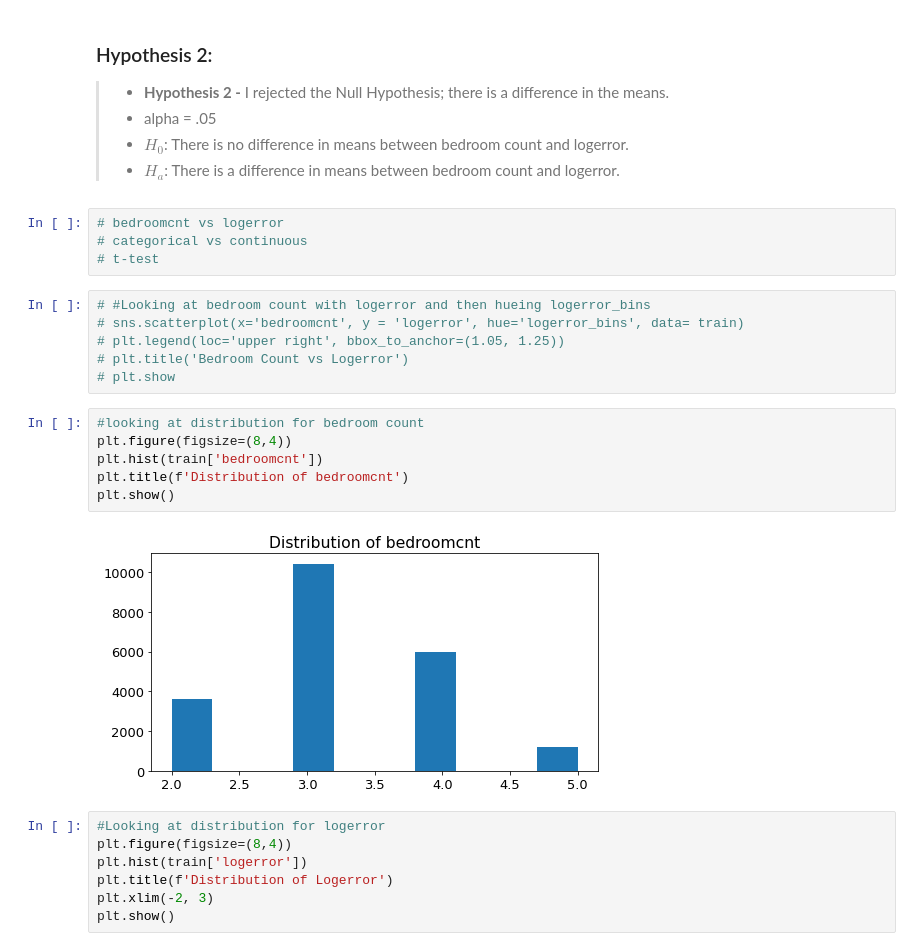
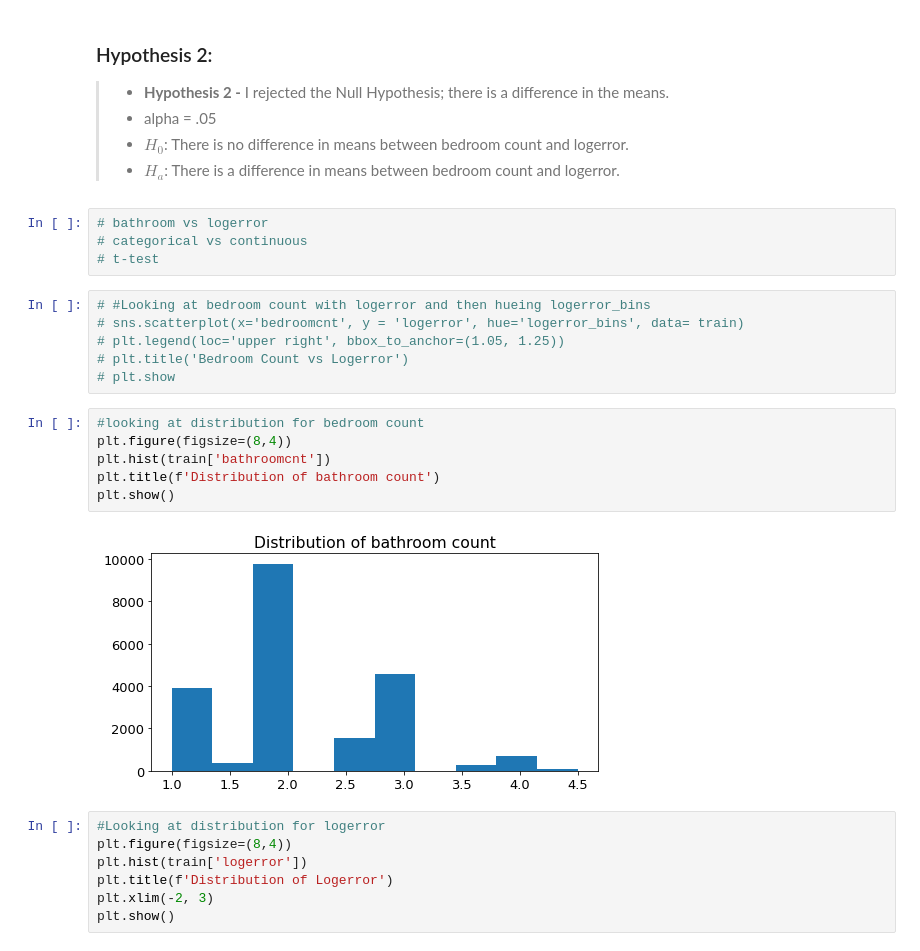
Before and after one commit to LinhQuach13/zillow_clustering_project, a Jupyter notebook: zillow_workbook.ipynb, the cells around one changed output. Cells and saved outputs as stored; diff of their text form.

```diff
--- a/zillow_workbook.ipynb
+++ b/zillow_workbook.ipynb
@@ -697,7 +697,7 @@ else:
 > - $H_0$: There is no difference in means between bedroom count and logerror.
 > - $H_a$: There is a difference in means between bedroom count and logerror.
 # %%
-# bedroomcnt vs logerror
+# bathroom vs logerror
 # categorical vs continuous
 # t-test
 # %%
@@ -709,11 +709,11 @@ else:
 # %%
 #looking at distribution for bedroom count
 plt.figure(figsize=(8,4))
-plt.hist(train['bedroomcnt'])
-plt.title(f'Distribution of bedroomcnt')
+plt.hist(train['bathroomcnt'])
+plt.title(f'Distribution of bathroom count')
 plt.show()
 # %% [output]
-[figure, old version]
+[figure, new version]
 # %%
 #Looking at distribution for logerror
 plt.figure(figsize=(8,4))
```
Also changed, not shown: parts of 5 cells of this notebook.
